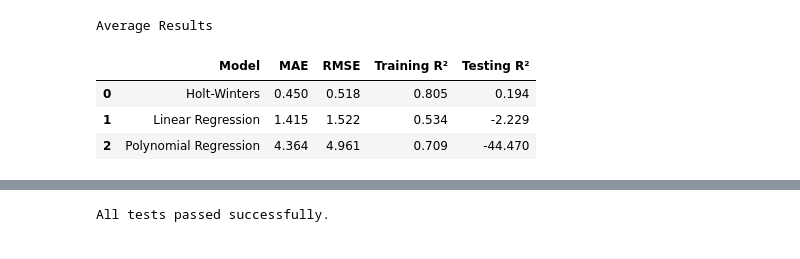
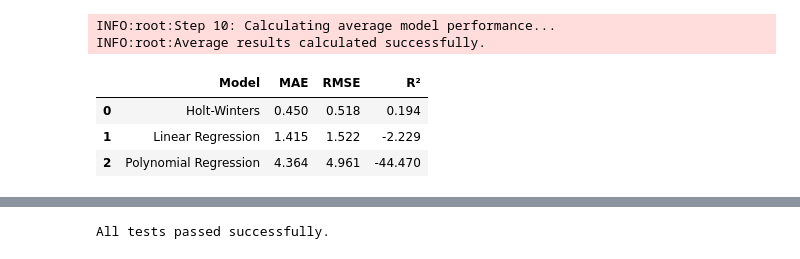
Before and after one commit to HudaSleem/AI-project, a Jupyter notebook: Testing.ipynb, the cells around one changed output, grey strips where cells are left out. Saved outputs shown, nothing was run; the diff lists cells and outputs as text; code cells hidden in the pictures.

```diff
--- a/Testing.ipynb
+++ b/Testing.ipynb
@@ -414,10 +427,17 @@ Male Results
 # %%
-# Female Results
+try:
+    logging.info("Step 9: Generating Female Results table...")
 
-female_results = results_by_gender[
-    results_by_gender["Gender"] == "Female"
-].drop(columns=["Gender"])
+    female_results = results_by_gender[
+        results_by_gender["Gender"] == "Female"
+    ].drop(columns=["Gender"])
 
-print("Female Results")
-display(female_results)
+    logging.info(
+        f"Female Results generated successfully ({len(female_results)} rows)."
+    )
+
+    display(female_results)
+
+except Exception as e:
+    logging.error(f"Error in Step 9 (Female Results): {e}")
 # %% [output]
@@ -429,25 +450,31 @@ Female Results
 # %%
-# Average Results
+try:
+    logging.info("Step 10: Calculating average model performance...")
 
-average_results = (
-    results_by_gender
-    .groupby("Model")[["MAE", "RMSE", "Training R²", "Testing R²"]]
-    .mean()
-    .reset_index()
-    .round(3)
-)
+    average_results = (
+        results_by_gender
+        .groupby("Model")[["MAE", "RMSE", "R²"]]
+        .mean()
+        .reset_index()
+        .round(3)
+    )
 
-average_results = average_results.sort_values(
-    by="Testing R²",
-    ascending=False
-).reset_index(drop=True)
+    average_results = average_results.sort_values(
+        by="R²",
+        ascending=False
+    ).reset_index(drop=True)
 
-print("Average Results")
-display(average_results)
+    logging.info("Average results calculated successfully.")
+
+    display(average_results)
+
+except Exception as e:
+    logging.error(f"Error in Step 10 (Average Results): {e}")
 # %% [output]
-Average Results
+INFO:root:Step 10: Calculating average model performance...
+INFO:root:Average results calculated successfully.
-|  | Model | MAE | RMSE | Training R² | Testing R² |
-| 0 | Holt-Winters | 0.450 | 0.518 | 0.805 | 0.194 |
-| 1 | Linear Regression | 1.415 | 1.522 | 0.534 | -2.229 |
-| 2 | Polynomial Regression | 4.364 | 4.961 | 0.709 | -44.470 |
+|  | Model | MAE | RMSE | R² |
+| 0 | Holt-Winters | 0.450 | 0.518 | 0.194 |
+| 1 | Linear Regression | 1.415 | 1.522 | -2.229 |
+| 2 | Polynomial Regression | 4.364 | 4.961 | -44.470 |
 # %%
```
Also changed, not shown: parts of 19 cells of this notebook.
